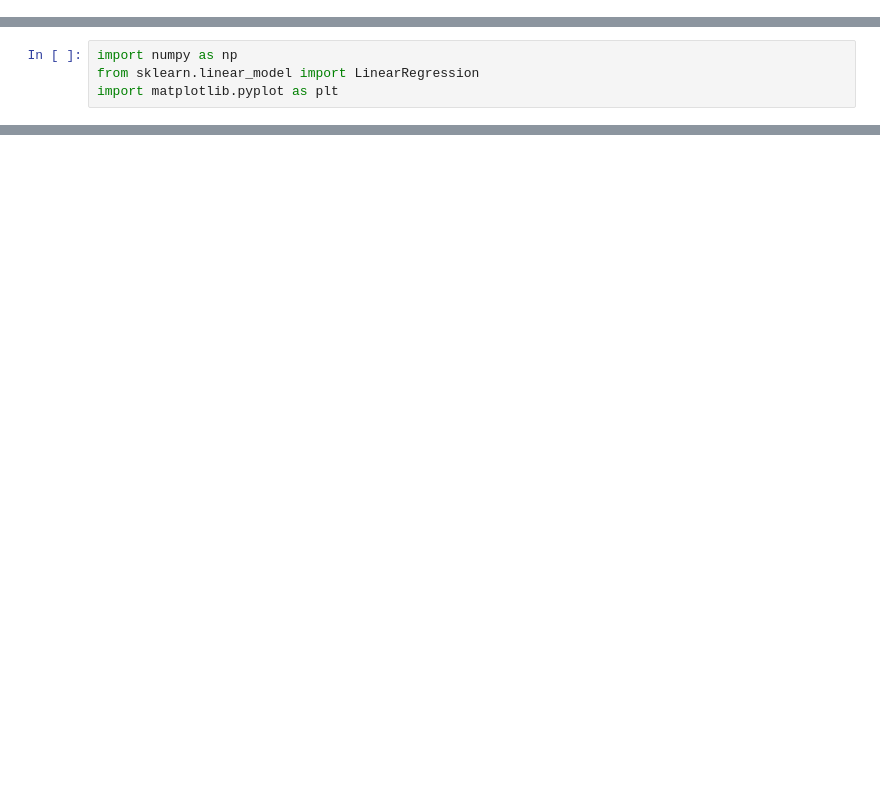
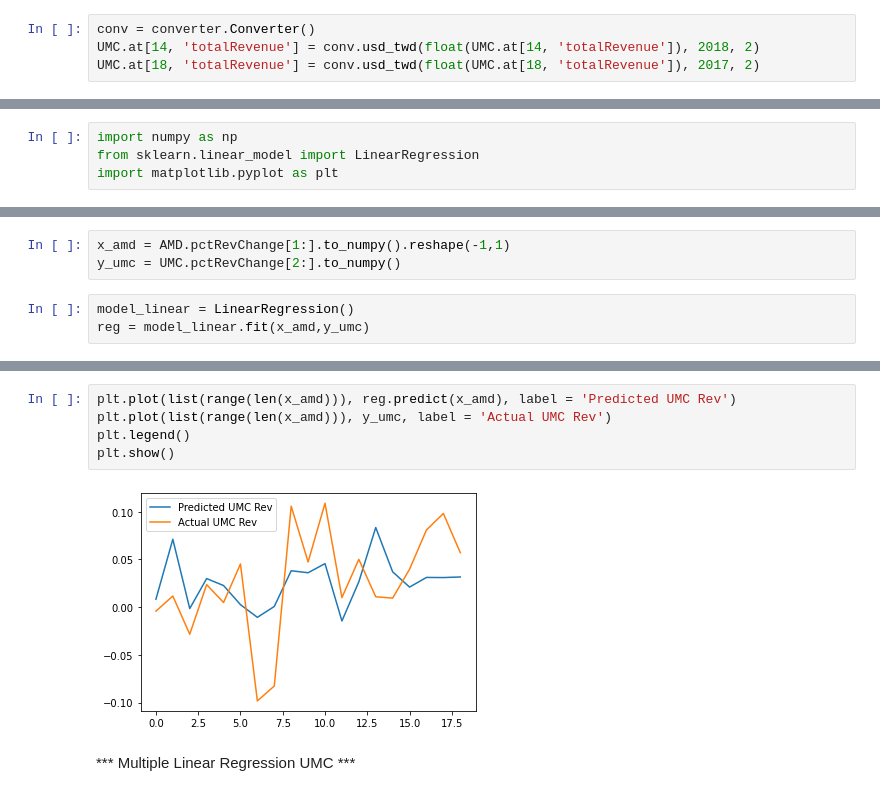
Before and after one commit to chuyishang/Intel-Project, a Jupyter notebook: notebooks/Basic-Intel-Regression.ipynb, the cells around one changed output, grey strips where cells are left out. Cells and saved outputs as stored; diff of their text form; blank space fills up the shorter version.

```diff
--- a/notebooks/Basic-Intel-Regression.ipynb
+++ b/notebooks/Basic-Intel-Regression.ipynb
@@ -78,6 +85,10 @@ UMC #Someone probably converted 2017Q2 and 2018Q2 to USD
 # Use the converter class here, I was just lazy and brought the numbers over directly
 UMC.at[14, 'totalRevenue'] = float(UMC.at[14, 'totalRevenue']) * 29.623
 UMC.at[18, 'totalRevenue'] = float(UMC.at[18, 'totalRevenue']) * 30.157
+# %%
+conv = converter.Converter()
+UMC.at[14, 'totalRevenue'] = conv.usd_twd(float(UMC.at[14, 'totalRevenue']), 2018, 2)
+UMC.at[18, 'totalRevenue'] = conv.usd_twd(float(UMC.at[18, 'totalRevenue']), 2017, 2)
 # %%
 UMC
 # %% [output]
@@ -181,3 +244,9 @@ plt.legend()
 plt.show()
 # %% [output]
 [figure]
+# %%
+x_amd = AMD.pctRevChange[1:].to_numpy().reshape(-1,1)
+y_umc = UMC.pctRevChange[2:].to_numpy()
+# %%
+model_linear = LinearRegression()
+reg = model_linear.fit(x_amd,y_umc)
@@ -183,0 +265,9 @@ plt.show()
+# %%
+plt.plot(list(range(len(x_amd))), reg.predict(x_amd), label = 'Predicted UMC Rev')
+plt.plot(list(range(len(x_amd))), y_umc, label = 'Actual UMC Rev')
+plt.legend()
+plt.show()
+# %% [output]
+[figure, added]
+# %% [markdown]
+*** Multiple Linear Regression UMC ***
```
Also changed, not shown: parts of 53 cells of this notebook, 5 other files.
